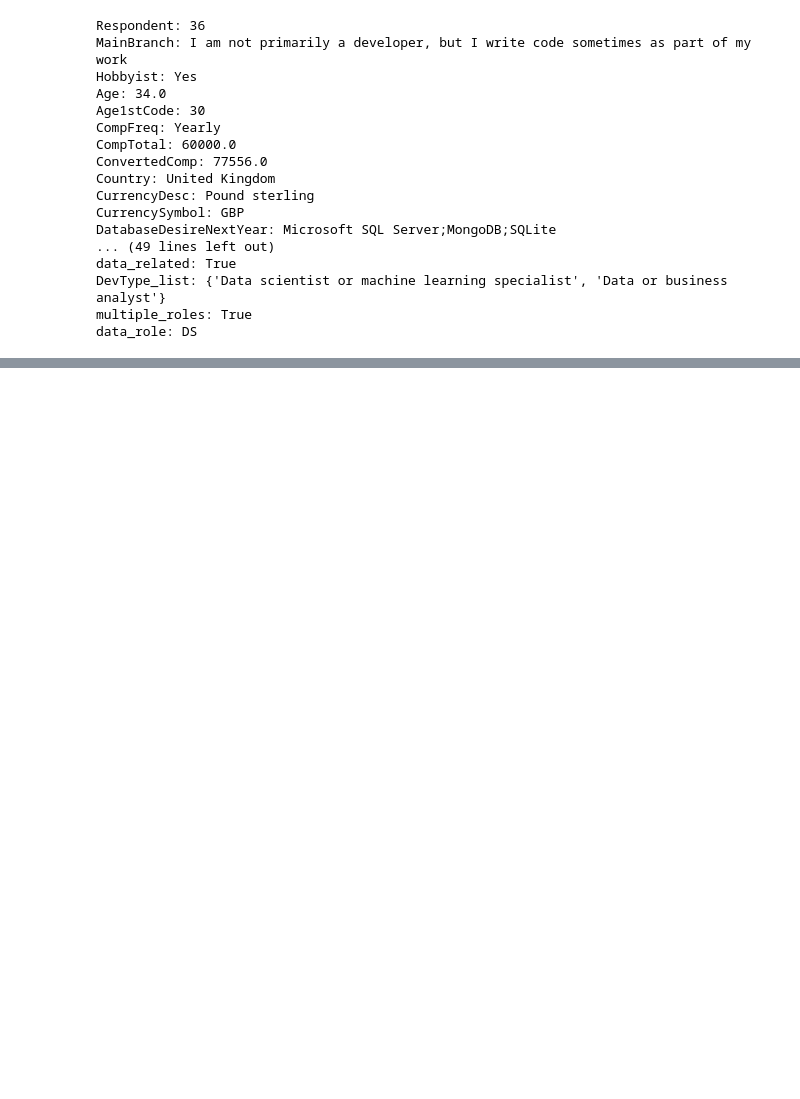
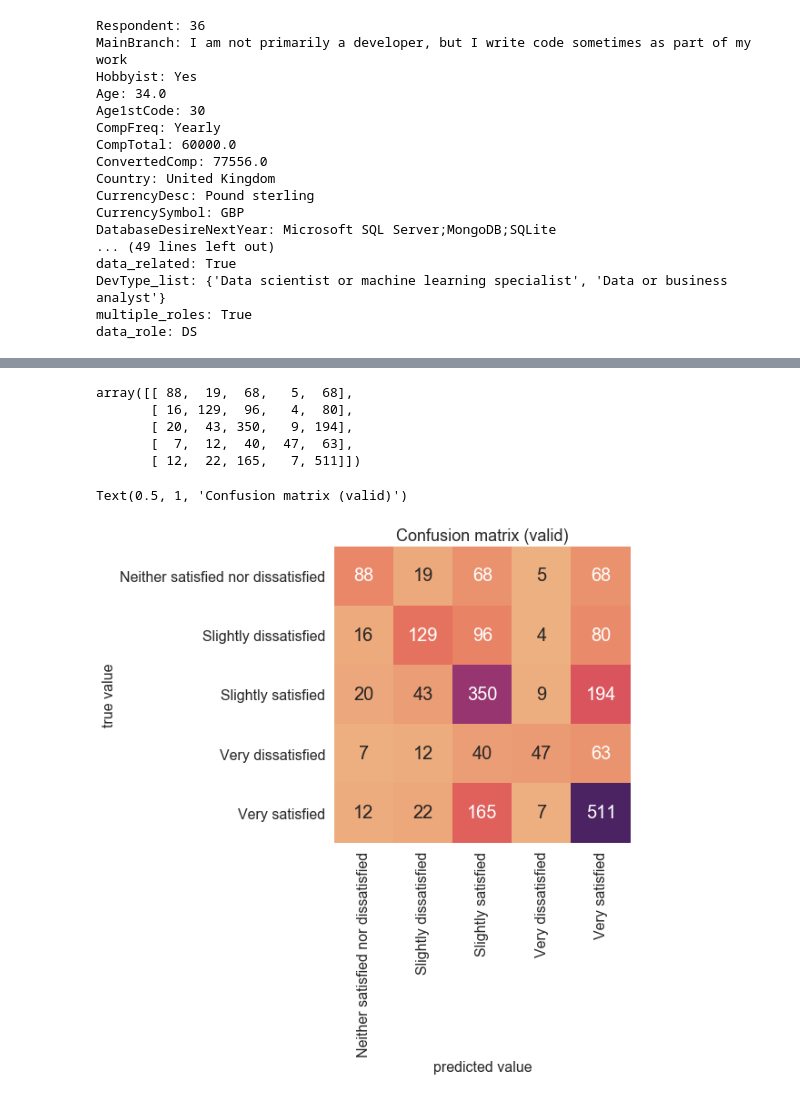
Before and after one commit to Chancylin/StackOverflow_Survey, a Jupyter notebook: notebooks/stackoverflow.ipynb, the cells around one changed output, grey strips where cells are left out. Saved outputs shown, nothing was run; the diff lists cells and outputs as text; code cells hidden in the pictures; blank space fills up the shorter version.

```diff
--- a/notebooks/stackoverflow.ipynb
+++ b/notebooks/stackoverflow.ipynb
@@ -977,0 +1244,10 @@ data_role: DS
+# %%
+roc_auc_score_perf_test, logLoss_perf_test, \
+accuracy_perf_test, precision_score_perf_test, recall_score_perf_test, \
+conf_m_test = get_performance(clf_cv, X_test, y_test['JobSat'].values)
+
+test_performance = pd.Series([roc_auc_score_perf_test, logLoss_perf_test, \
+                               accuracy_perf_test,
+                               precision_score_perf_test, recall_score_perf_test], index=['roc-auc_macro', 'logloss', 'accuracy', 'precison_macro', 'recall_macro'])
+
+test_performance
@@ -977,0 +1300,28 @@ data_role: DS
+# %%
+conf_m_test
+# %% [output]
+array([[ 88,  19,  68,   5,  68],
+       [ 16, 129,  96,   4,  80],
+       [ 20,  43, 350,   9, 194],
+       [  7,  12,  40,  47,  63],
+       [ 12,  22, 165,   7, 511]])
+# %%
+fig, ax = plt.subplots(figsize=(6,6))
+
+# cmap = sns.diverging_palette(220 , 10, as_cmap=True)
+# sns.color_palette("rocket", as_cmap=True)
+
+sns.set(font_scale=1)
+x_axis_labels = ['Neither satisfied nor dissatisfied', 'Slightly dissatisfied', 'Slightly satisfied', 'Very dissatisfied', 'Very satisfied']
+y_axis_labels = ['Neither satisfied nor dissatisfied', 'Slightly dissatisfied', 'Slightly satisfied', 'Very dissatisfied', 'Very satisfied']
+cmap = sns.color_palette("flare", as_cmap=True)
+sns.heatmap(conf_m_test, square=True, annot=True, cbar=False, cmap=cmap,
+            annot_kws={'fontsize': 20}, fmt='d', xticklabels=x_axis_labels, yticklabels=y_axis_labels)
+
+ax.tick_params(axis='both', labelsize=16)
+ax.set_xlabel('predicted value', fontsize=16)
+ax.set_ylabel('true value', fontsize=16)
+ax.set_title('Confusion matrix (valid)', fontsize=18)
+# %% [output]
+Text(0.5, 1, 'Confusion matrix (valid)')
+[figure, added]
```
Also changed, not shown: parts of 32 cells of this notebook, 1 other file.
